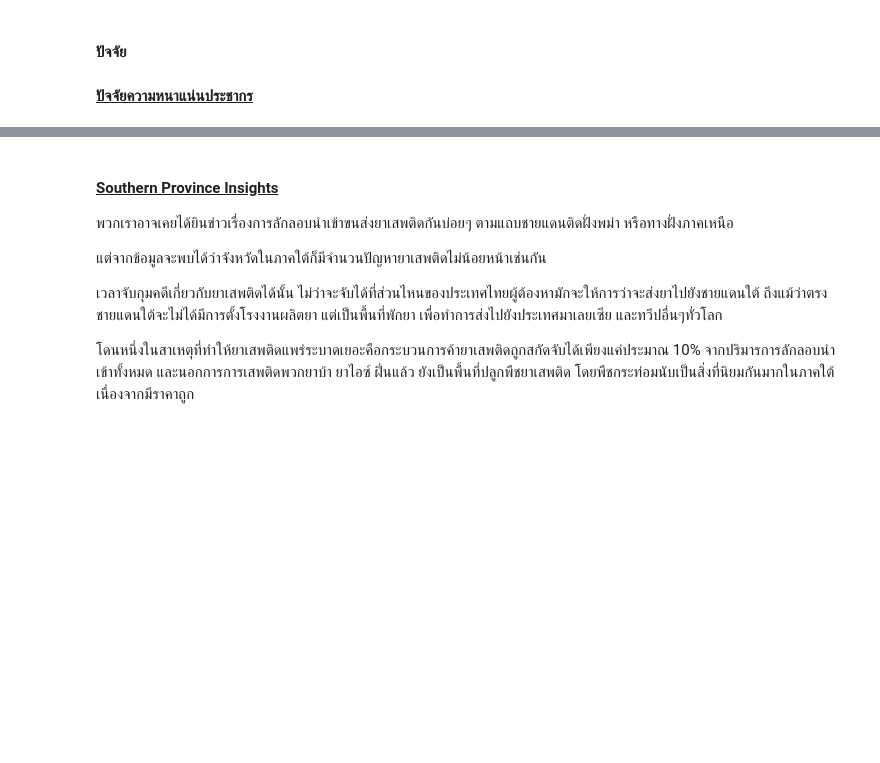
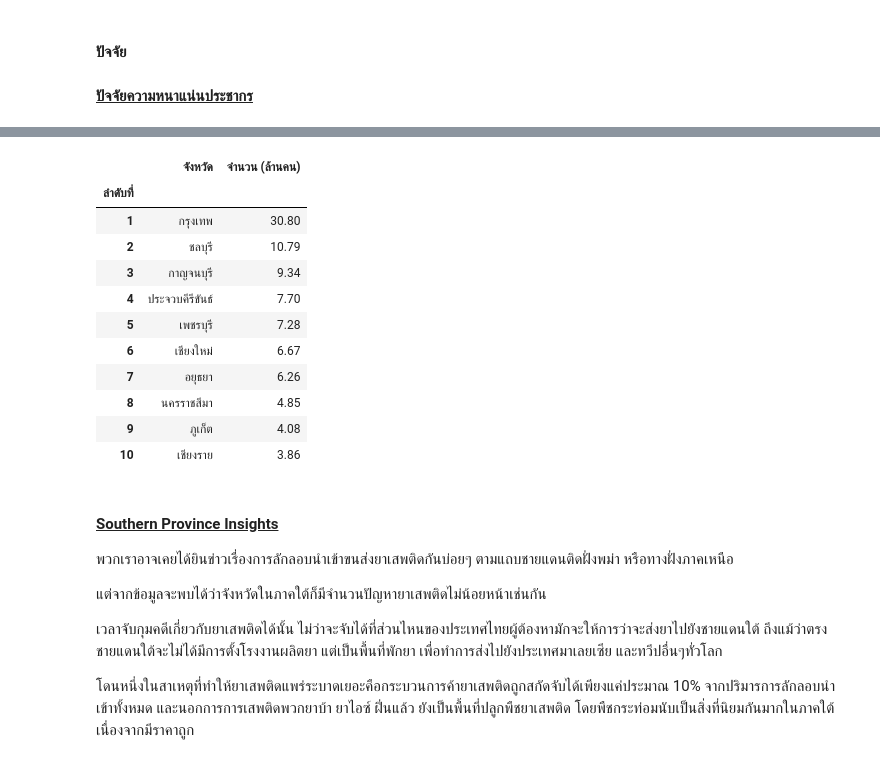
Before and after one commit to punnnnnnnnn/assignments2, a Jupyter notebook: assignment2.ipynb, the cells around one changed output, grey strips where cells are left out. Drawn from its saved outputs; the diff is of its cells as text; code cells hidden in the pictures; blank space fills up the shorter version.

```diff
--- a/assignment2.ipynb
+++ b/assignment2.ipynb
@@ -196,3 +226,21 @@ FileNotFoundError: [Errno 2] No such file or directory: './data/อันดั
+# %%
+# 10 จังหวัดนักท่องเที่ยวสูงสุด ปี 2565 https://www.thaipbs.or.th/now/infographic/56
+df_tourist = pd.read_csv("./data/10จังหวัดนักท่องเที่ยวสูงสุด.csv")
+df_tourist.set_index('ลำดับที่',inplace = True)
+df_tourist
+# %% [output]
+|  | จังหวัด | จำนวน (ล้านคน) |
+| ลำดับที่ |  |  |
+| 1 | กรุงเทพ | 30.80 |
+| 2 | ชลบุรี | 10.79 |
+| 3 | กาญจนบุรี | 9.34 |
+| 4 | ประจวบคีรีขันธ์ | 7.70 |
+| 5 | เพชรบุรี | 7.28 |
+| 6 | เชียงใหม่ | 6.67 |
+| 7 | อยุธยา | 6.26 |
+| 8 | นครราชสีมา | 4.85 |
+| 9 | ภูเก็ต | 4.08 |
+| 10 | เชียงราย | 3.86 |
 # %% [markdown]
 #### <u>Southern Province Insights </u>
 พวกเราอาจเคยได้ยินข่าวเรื่องการลักลอบนำเข้าขนส่งยาเสพติดกันบ่อยๆ ตามแถบชายแดนติดฝั่งพม่า หรือทางฝั่งภาคเหนือ
```
Also changed, not shown: parts of 8 cells of this notebook, 1 other file.
